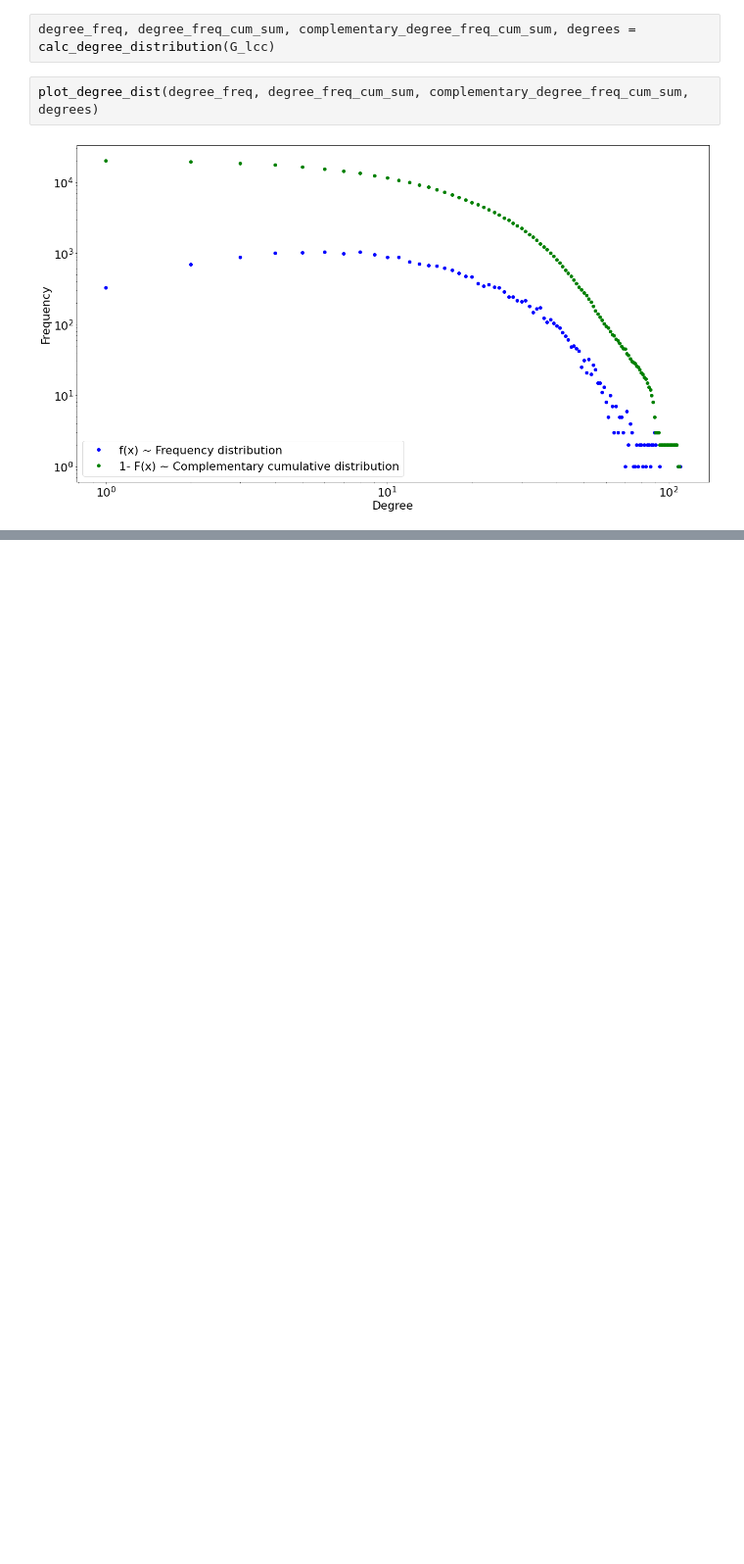
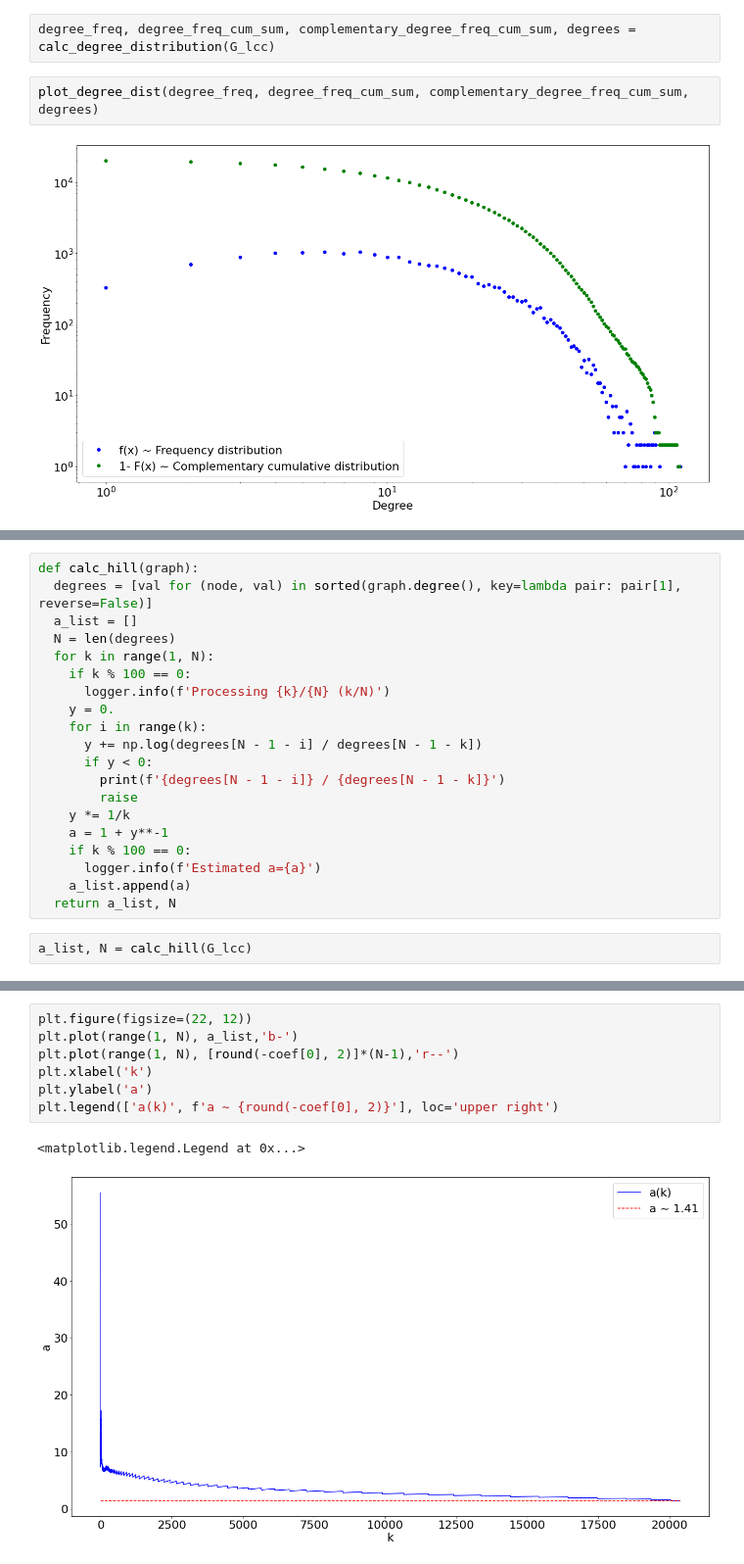
Before and after one commit to agrudkow/tass-project-1, a Jupyter notebook: notebooks/TASS_project_1.ipynb, the cells around one changed output, grey strips where cells are left out. Shown at 98% size. Saved outputs shown, nothing was run; the diff lists cells and outputs as text; blank space fills up the shorter version.

```diff
--- a/notebooks/TASS_project_1.ipynb
+++ b/notebooks/TASS_project_1.ipynb
@@ -230,0 +210,22 @@ len({1: [1], 2: [2, 3, 4]})
+# %%
+def calc_hill(graph):
+  degrees = [val for (node, val) in sorted(graph.degree(), key=lambda pair: pair[1], reverse=False)]
+  a_list = []
+  N = len(degrees)
+  for k in range(1, N):
+    if k % 100 == 0:
+      logger.info(f'Processing {k}/{N} (k/N)')
+    y = 0.
+    for i in range(k):
+      y += np.log(degrees[N - 1 - i] / degrees[N - 1 - k])
+      if y < 0:
+        print(f'{degrees[N - 1 - i]} / {degrees[N - 1 - k]}')
+        raise
+    y *= 1/k
+    a = 1 + y**-1
+    if k % 100 == 0:
+      logger.info(f'Estimated a={a}')
+    a_list.append(a)
+  return a_list, N
+# %%
+a_list, N = calc_hill(G_lcc)
@@ -230,0 +250,10 @@ len({1: [1], 2: [2, 3, 4]})
+# %%
+plt.figure(figsize=(22, 12))
+plt.plot(range(1, N), a_list,'b-')
+plt.plot(range(1, N), [round(-coef[0], 2)]*(N-1),'r--')
+plt.xlabel('k')
+plt.ylabel('a')
+plt.legend(['a(k)', f'a ~ {round(-coef[0], 2)}'], loc='upper right')
+# %% [output]
+<matplotlib.legend.Legend at 0x...>
+[figure, added]
```
Also changed, not shown: parts of 20 cells of this notebook.
